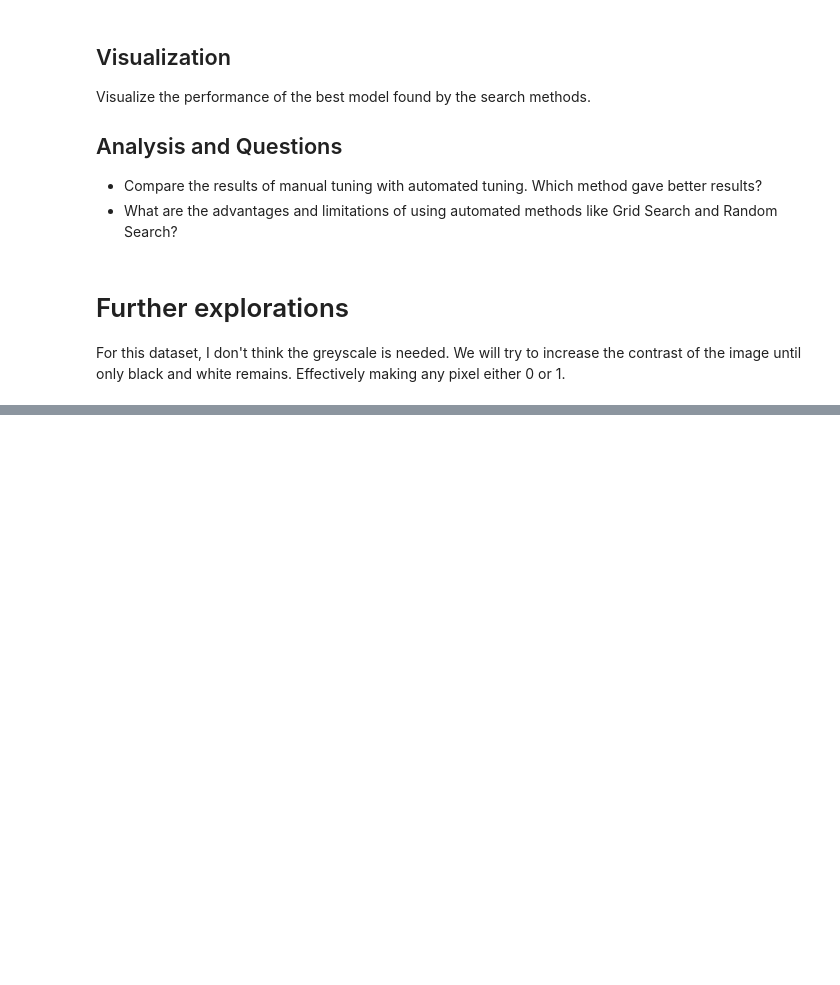
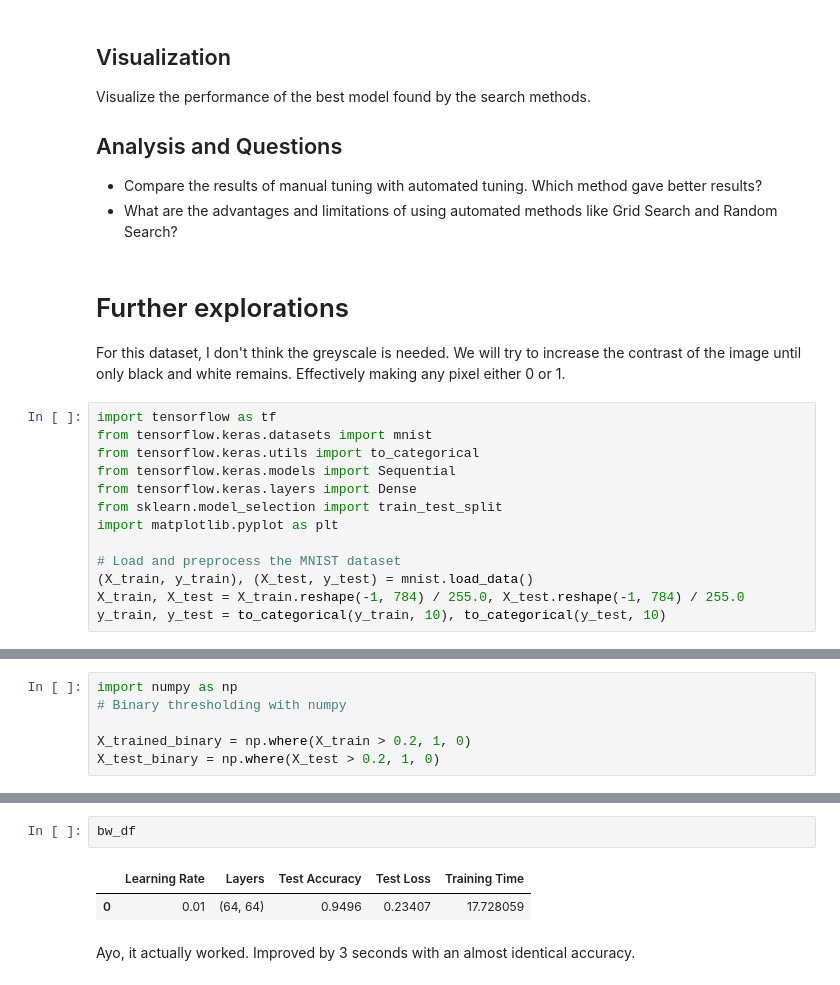
Before and after one commit to wlinds/ITHS-AI22-TF, a Jupyter notebook: Resources/Hyperparameter_tuning.ipynb, the cells around one changed output, grey strips where cells are left out. Cells and saved outputs as stored; diff of their text form; blank space fills up the shorter version.

Commit message:
Binary thresholding MNIST dataset

```diff
--- a/Resources/Hyperparameter_tuning.ipynb
+++ b/Resources/Hyperparameter_tuning.ipynb
@@ -188,3 +209,16 @@ Visualize the performance of the best model found by the search methods.
 
 For this dataset, I don't think the greyscale is needed. We will try to increase the contrast of the image until only black and white remains.
 Effectively making any pixel either 0 or 1.
+# %%
+import tensorflow as tf
+from tensorflow.keras.datasets import mnist
+from tensorflow.keras.utils import to_categorical
+from tensorflow.keras.models import Sequential
+from tensorflow.keras.layers import Dense
+from sklearn.model_selection import train_test_split
+import matplotlib.pyplot as plt
+
+# Load and preprocess the MNIST dataset
+(X_train, y_train), (X_test, y_test) = mnist.load_data()
+X_train, X_test = X_train.reshape(-1, 784) / 255.0, X_test.reshape(-1, 784) / 255.0
+y_train, y_test = to_categorical(y_train, 10), to_categorical(y_test, 10)
@@ -190,0 +248,6 @@ Effectively making any pixel either 0 or 1.
+# %%
+import numpy as np
+# Binary thresholding with numpy
+
+X_trained_binary = np.where(X_train > 0.2, 1, 0)
+X_test_binary = np.where(X_test > 0.2, 1, 0)
@@ -190,0 +304,7 @@ Effectively making any pixel either 0 or 1.
+# %%
+bw_df
+# %% [output]
+|  | Learning Rate | Layers | Test Accuracy | Test Loss | Training Time |
+| 0 | 0.01 | (64, 64) | 0.9496 | 0.23407 | 17.728059 |
+# %% [markdown]
+Ayo, it actually worked. Improved by 3 seconds with an almost identical accuracy.
```
Also changed, not shown: parts of 7 cells of this notebook.
